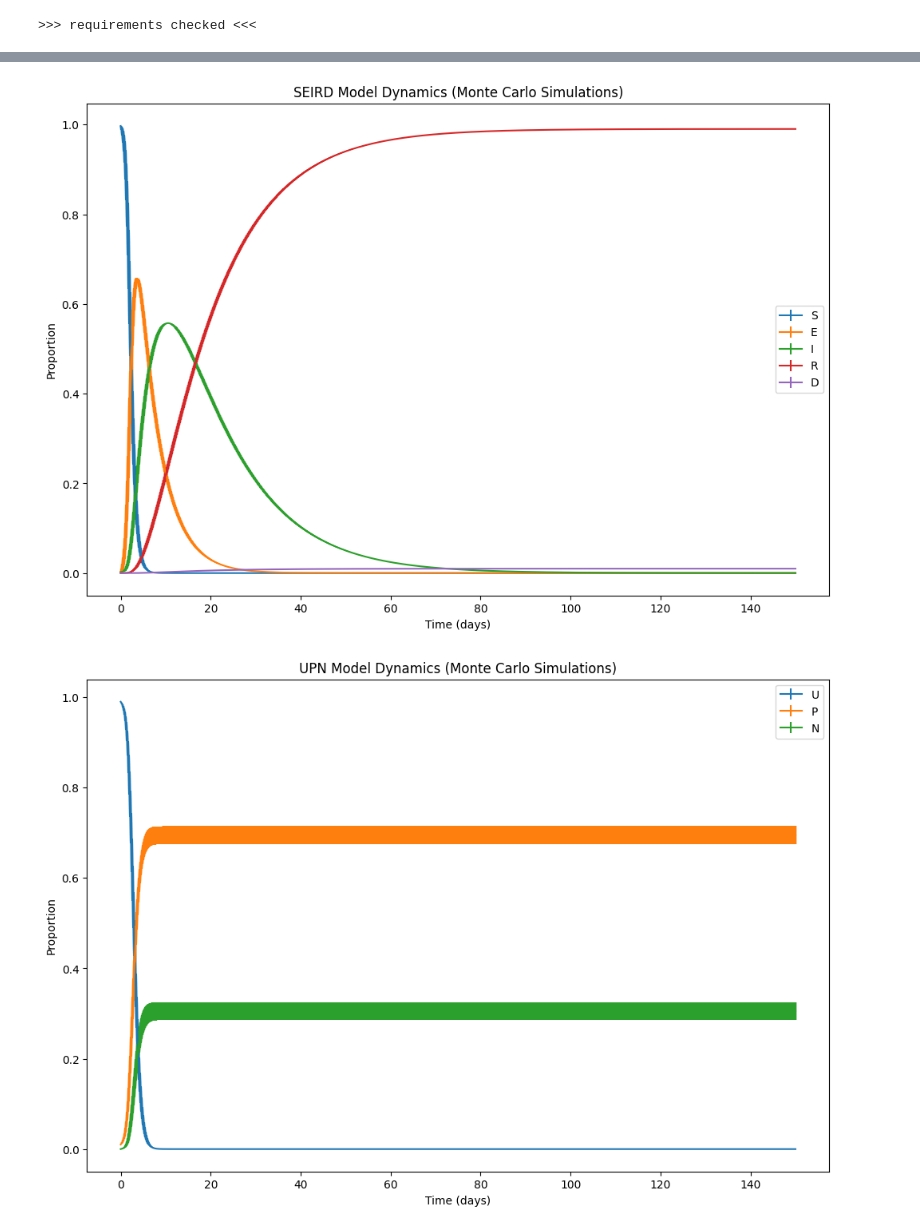
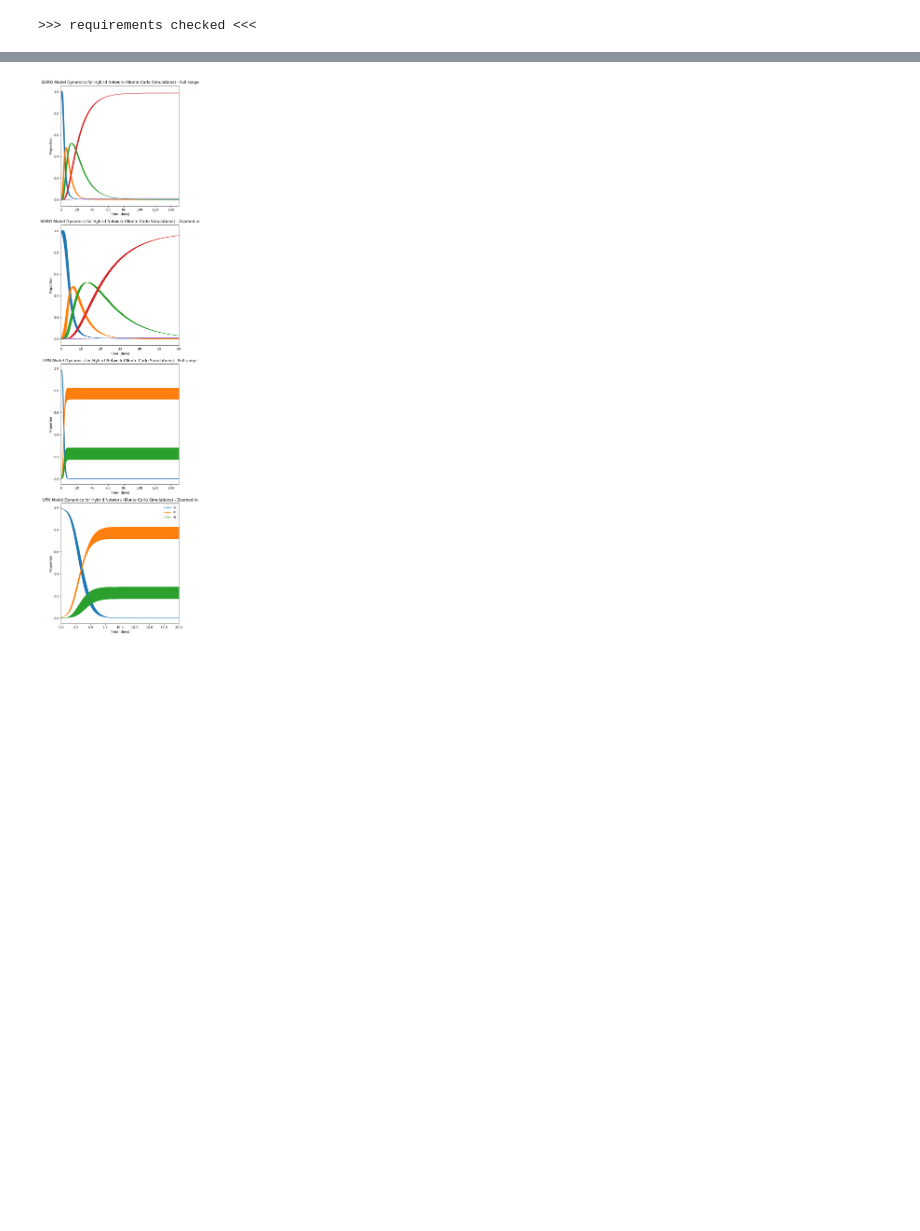
Before and after one commit to gh0stintheshe11/UPN-SEIRD-Model, a Jupyter notebook: upn_seird_seperate.ipynb, the cells around one changed output, grey strips where cells are left out. Cells and saved outputs as stored; diff of their text form; code cells hidden in the pictures; blank space fills up the shorter version.

```diff
--- a/upn_seird_seperate.ipynb
+++ b/upn_seird_seperate.ipynb
@@ -221,8 +221,6 @@ def simulate_upn_seird_seperate(adjacency_matrix_epidemic, adjacency_matrix_info
     epsilon = 1e-10
 
     for t_index, t in enumerate(time_steps):
-        if t_index % 100 == 0:
-            print(f"Simulation at time step {t_index}/{len(time_steps)} (time = {t:.1f})")
 
         dot_I = adjacency_matrix_epidemic.dot(I)
         dot_P = adjacency_matrix_info.dot(P)
@@ -467,8 +510,6 @@ def simulate_upn_seird_multiplex(multi_network, t_max, dt, beta_u, sigma, gamma,
     virtual_neighbors_list = [multi_network.get_virtual_neighbors(node) for node in range(N)]
 
     for t_index, t in enumerate(time_steps):
-        if t_index % 100 == 0:
-            print(f"Simulation at time step {t_index}/{len(time_steps)} (time = {t:.1f})")
 
         dot_I = np.zeros(N)
         dot_P = np.zeros(N)
@@ -601,5 +626,5 @@ Simulation at time step 14900/15000 (time = 149.0)
 # %%
-def run_mmc_simulations(n_simulations, multi_network, t_max, dt, beta_u, sigma, gamma, f, kappa, lambda_plus, lambda_minus, delta_plus, delta_minus, initial_infected, initial_aware, i_0, a_0):
+def mmc_sim_hybrid_networks(n_simulations, multi_network, t_max, dt, beta_u, sigma, gamma, f, kappa, lambda_plus, lambda_minus, delta_plus, delta_minus, initial_infected, initial_aware, i_0, a_0):
     results = []
     for i in range(n_simulations):
         print(f"Running simulation {i+1}/{n_simulations}")
@@ -613,30 +638,45 @@ def run_mmc_simulations(n_simulations, multi_network, t_max, dt, beta_u, sigma,
     return mean_results, std_results
 
 # Run MMC simulations
-n_simulations = 10  # Adjust as needed
-mean_results, std_results = run_mmc_simulations(n_simulations, multi_network, t_max, dt, beta_u, sigma, gamma, f, kappa, lambda_plus, lambda_minus, delta_plus, delta_minus, initial_infected, initial_aware, i_0, a_0)
+n_simulations = 10 # Adjust as needed
+mean_results, std_results = mmc_sim_hybrid_networks(n_simulations, multi_network, t_max, dt, beta_u, sigma, gamma, f, kappa, lambda_plus, lambda_minus, delta_plus, delta_minus, initial_infected, initial_aware, i_0, a_0)
 
 # Plot results with error bars
 time_steps = np.arange(0, t_max, dt)
-plt.figure(figsize=(12, 8))
+fig, (ax1, ax2, ax3, ax4) = plt.subplots(4, 1, figsize=(6, 24))
+
+ax1.set_xlim(0, t_max)
 compartments = ['S', 'E', 'I', 'R', 'D']
 for i, comp in enumerate(compartments):
-    plt.errorbar(time_steps, mean_results[i], yerr=std_results[i], label=comp)
-plt.xlabel('Time (days)')
-plt.ylabel('Proportion')
-plt.title('SEIRD Model Dynamics (Monte Carlo Simulations)')
-plt.legend()
-plt.show()
+    ax1.errorbar(time_steps, mean_results[i], yerr=std_results[i], label=comp)
+ax1.set_xlabel('Time (days)')
+ax1.set_ylabel('Proportion')
+ax1.set_title('SEIRD Model Dynamics for Hybrid Network (Monte Carlo Simulations) - Full range')
 
-# plot the results with error bars for UPN
-plt.figure(figsize=(12, 8))
+ax2.set_xlim(0, 60)
+for i, comp in enumerate(compartments):
+    ax2.errorbar(time_steps, mean_results[i], yerr=std_results[i], label=comp)
+ax2.set_xlabel('Time (days)')
+ax2.set_ylabel('Proportion')
+ax2.set_title('SEIRD Model Dynamics for Hybrid Network (Monte Carlo Simulations) - Zoomed in')
+
+ax3.set_xlim(0, t_max)
 compartments = ['U', 'P', 'N']
 for i, comp in enumerate(compartments):
-    plt.errorbar(time_steps, mean_results[i+5], yerr=std_results[i+5], label=comp)
-plt.xlabel('Time (days)')
-plt.ylabel('Proportion')
-plt.title('UPN Model Dynamics (Monte Carlo Simulations)')
+    ax3.errorbar(time_steps, mean_results[i+5], yerr=std_results[i+5], label=comp)
+ax3.set_xlabel('Time (days)')
+ax3.set_ylabel('Proportion')
+ax3.set_title('UPN Model Dynamics for Hybrid Network (Monte Carlo Simulations) - Full range')
+
+ax4.set_xlim(0, 20)
+for i, comp in enumerate(compartments):
+    ax4.errorbar(time_steps, mean_results[i+5], yerr=std_results[i+5], label=comp)
+ax4.set_xlabel('Time (days)')
+ax4.set_ylabel('Proportion')
+ax4.set_title('UPN Model Dynamics for Hybrid Network (Monte Carlo Simulations) - Zoomed in')
+
 plt.legend()
+plt.tight_layout()
 plt.show()
 # %% [output]
 Running simulation 1/10
@@ -659,5 +702,4 @@ Simulation at time step 14900/15000 (time = 149.0)
-[figure, old version]
+[figure, new version]
-[figure, removed]
 # %%
 import random
 
```
Also changed, not shown: parts of 6 cells of this notebook.
